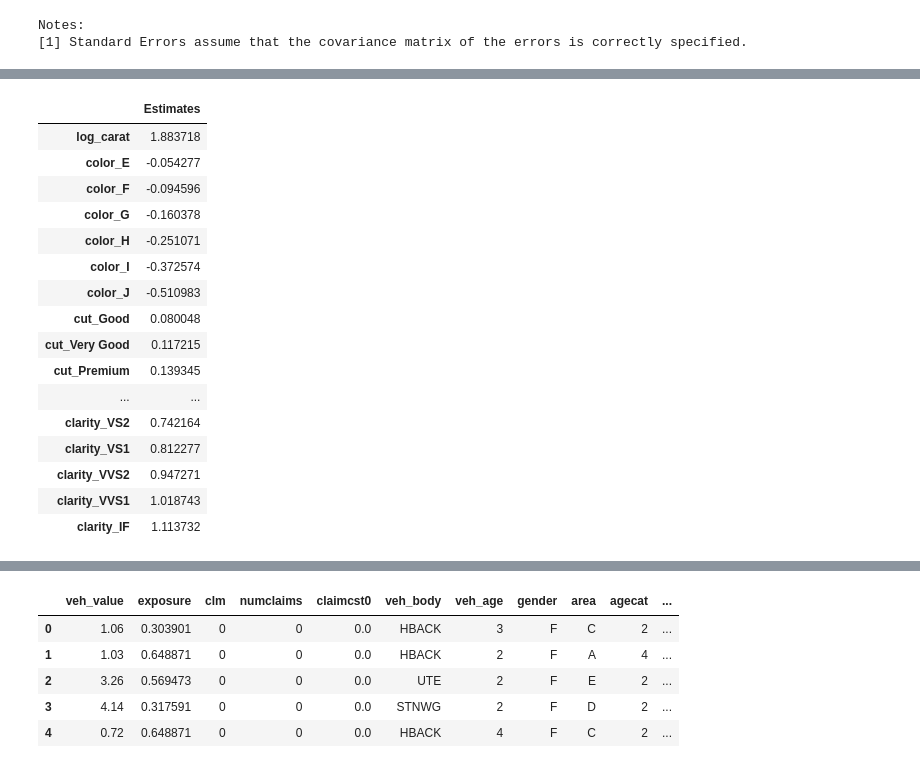
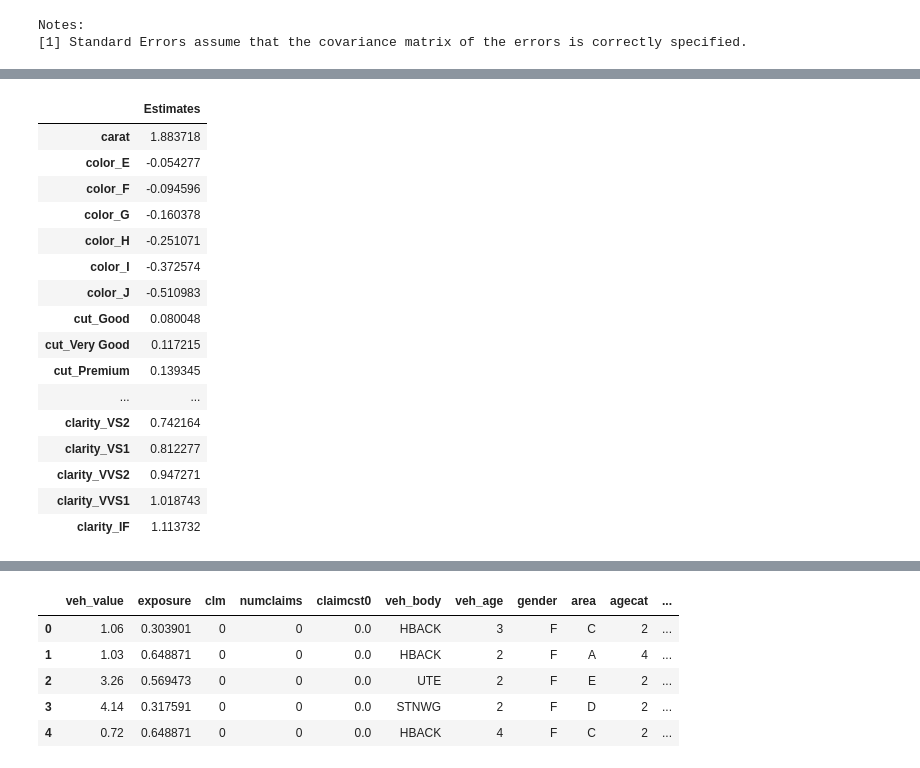
Before and after one commit to mayer79/ml_lecture, a Jupyter notebook: py/1_Basics_and_Linear_Models.ipynb, the cells around one changed output, grey strips where cells are left out. Cells and saved outputs as stored; diff of their text form; code cells hidden in the pictures.

Commit message:
chapter 1 update sklearn

```diff
--- a/py/1_Basics_and_Linear_Models.ipynb
+++ b/py/1_Basics_and_Linear_Models.ipynb
@@ -883,13 +883,11 @@ import numpy as np
 import pandas as pd
 from plotnine.data import diamonds
 from sklearn.linear_model import LinearRegression
-from sklearn.preprocessing import OneHotEncoder
+from sklearn.preprocessing import OneHotEncoder, FunctionTransformer
 from sklearn.compose import ColumnTransformer
 from sklearn.pipeline import make_pipeline
 from sklearn.metrics import mean_squared_error as mse
 
-# Calculate log (maybe move to pipeline in later scikit-learn versions)
-diamonds["log_carat"] = np.log(diamonds["carat"])
 y = np.log(diamonds["price"])
 
 # Categorical variables to dummy encode and their natural order
@@ -897,10 +895,11 @@ cat_vars = ["color", "cut", "clarity"]
 lvl = [diamonds[x].cat.categories.to_list() for x in cat_vars]
 
 # Initialize and fit regression
+take_log = FunctionTransformer(np.log, feature_names_out="one-to-one")
 model2 = make_pipeline(
     ColumnTransformer(
         transformers=[
-            ("linear", "passthrough", ["log_carat"]),
+            ("log_carat", take_log, ["carat"]),
             ("dummies", OneHotEncoder(categories=lvl, drop="first"), cat_vars),
         ],
         verbose_feature_names_out=False,
@@ -926,5 +925,5 @@ Intercept 7.856855782011627
 |  | Estimates |
-| log_carat | 1.883718 |
+| carat | 1.883718 |
 | color_E | -0.054277 |
 | color_F | -0.094596 |
 | color_G | -0.160378 |
```
Also changed, not shown: parts of 3 cells of this notebook, 2 other files.
